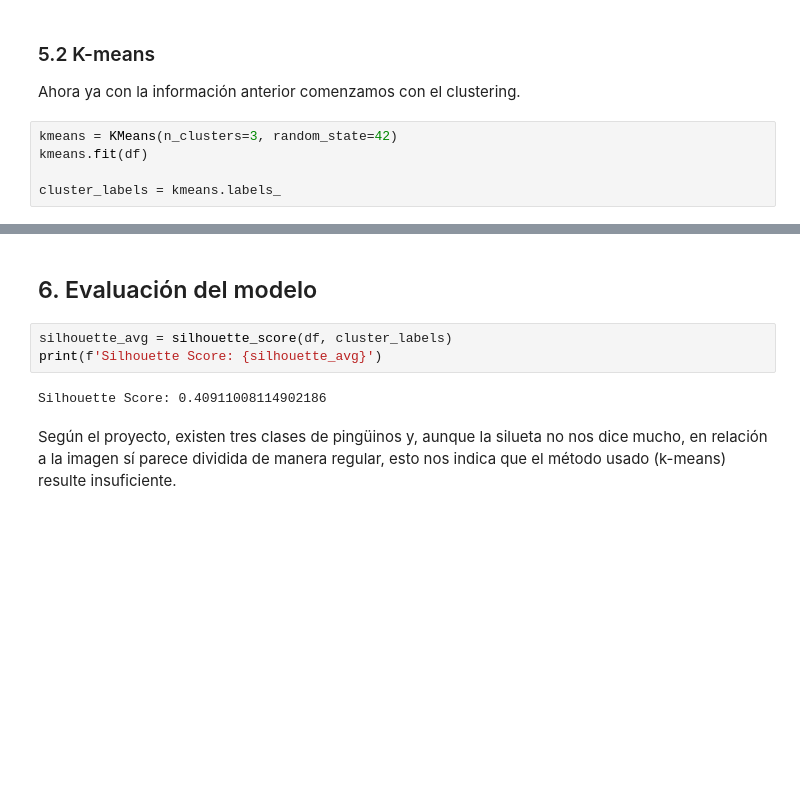
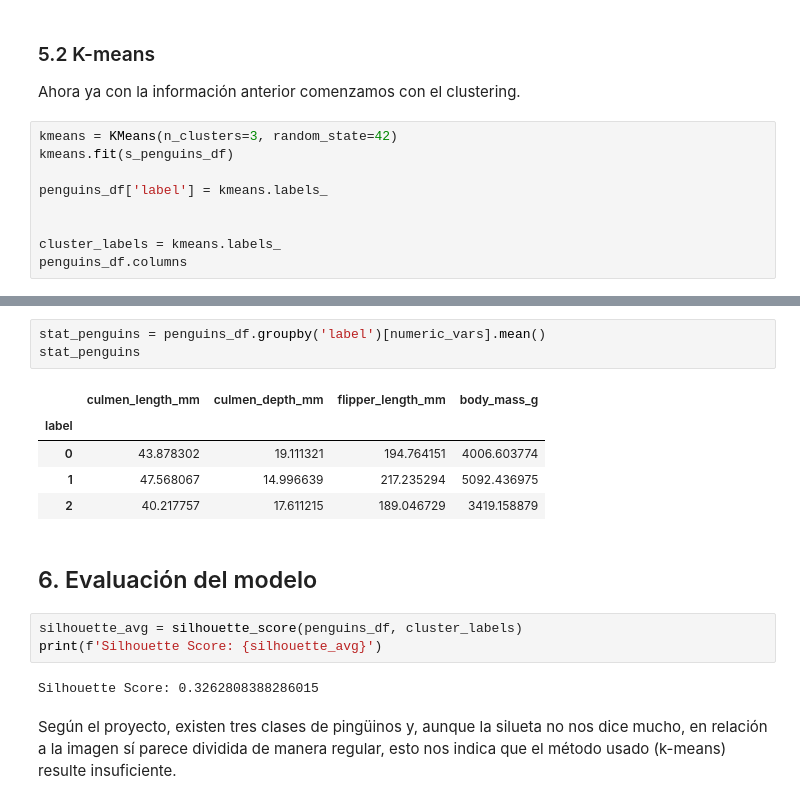
Before and after one commit to GustavoGtz/reconocimiento_patrones, a Jupyter notebook: cluster_pinguinos/cluster_pen.ipynb, the cells around one changed output, grey strips where cells are left out. Cells and saved outputs as stored; diff of their text form; blank space fills up the shorter version.

```diff
--- a/cluster_pinguinos/cluster_pen.ipynb
+++ b/cluster_pinguinos/cluster_pen.ipynb
@@ -207,6 +204,10 @@ El número óptimo de clusters, segun este método son 3.
 Ahora ya con la información anterior comenzamos con el clustering.
 # %%
 kmeans = KMeans(n_clusters=3, random_state=42)
-kmeans.fit(df)
+kmeans.fit(s_penguins_df)
+
+penguins_df['label'] = kmeans.labels_
+
 
 cluster_labels = kmeans.labels_
+penguins_df.columns
@@ -232,9 +218,18 @@ plt.show()
+# %%
+stat_penguins = penguins_df.groupby('label')[numeric_vars].mean()
+stat_penguins
+# %% [output]
+|  | culmen_length_mm | culmen_depth_mm | flipper_length_mm | body_mass_g |
+| label |  |  |  |  |
+| 0 | 43.878302 | 19.111321 | 194.764151 | 4006.603774 |
+| 1 | 47.568067 | 14.996639 | 217.235294 | 5092.436975 |
+| 2 | 40.217757 | 17.611215 | 189.046729 | 3419.158879 |
 # %% [markdown]
 ## 6. Evaluación del modelo
 # %%
-silhouette_avg = silhouette_score(df, cluster_labels)
+silhouette_avg = silhouette_score(penguins_df, cluster_labels)
 print(f'Silhouette Score: {silhouette_avg}')
 # %% [output]
-Silhouette Score: 0.40911008114902186
+Silhouette Score: 0.3262808388286015
 # %% [markdown]
 Según el proyecto, existen tres clases de pingüinos y, aunque la silueta no nos dice mucho, en relación a la imagen sí parece dividida de manera regular, esto nos indica que el método usado (k-means) resulte insuficiente.
```
Also changed, not shown: parts of 14 cells of this notebook.
